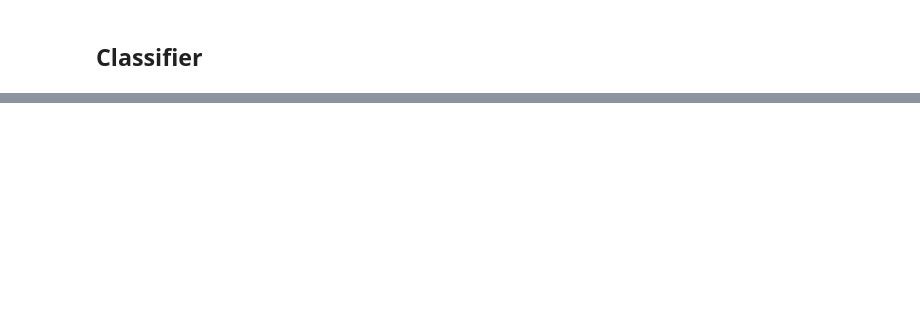
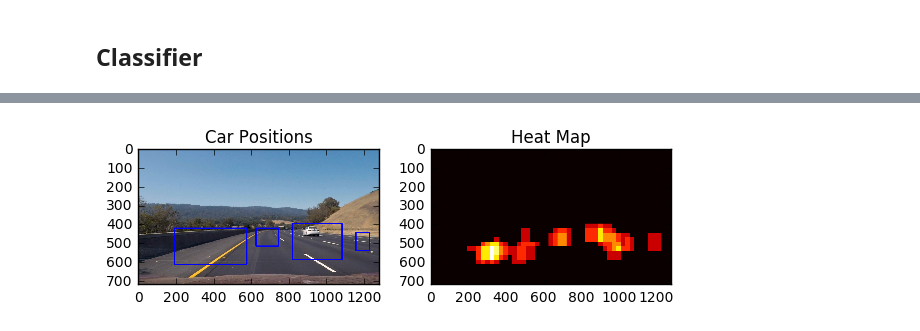
Before and after one commit to cjpan/CarND-Vehicle-Detection, a Jupyter notebook: vehicle_detection.ipynb, the cells around one changed output, grey strips where cells are left out. Saved outputs shown, nothing was run; the diff lists cells and outputs as text; code cells hidden in the pictures; blank space fills up the shorter version.

```diff
--- a/vehicle_detection.ipynb
+++ b/vehicle_detection.ipynb
@@ -347,0 +458,58 @@ For these 10 labels:  [ 0.  1.  0.  0.  1.  0.  1.  0.  0.  0.]
+# %%
+def add_heat(heatmap, bbox_list):
+    # Iterate through list of bboxes
+    for box in bbox_list:
+        # Add += 1 for all pixels inside each bbox
+        # Assuming each "box" takes the form ((x1, y1), (x2, y2))
+        heatmap[box[0][1]:box[1][1], box[0][0]:box[1][0]] += 1
+
+    # Return updated heatmap
+    return heatmap# Iterate through list of bboxes
+
+def apply_threshold(heatmap, threshold):
+    # Zero out pixels below the threshold
+    heatmap[heatmap <= threshold] = 0
+    # Return thresholded map
+    return heatmap
+
+def draw_labeled_bboxes(img, labels):
+    # Iterate through all detected cars
+    for car_number in range(1, labels[1]+1):
+        # Find pixels with each car_number label value
+        nonzero = (labels[0] == car_number).nonzero()
+        # Identify x and y values of those pixels
+        nonzeroy = np.array(nonzero[0])
+        nonzerox = np.array(nonzero[1])
+        # Define a bounding box based on min/max x and y
+        bbox = ((np.min(nonzerox), np.min(nonzeroy)), (np.max(nonzerox), np.max(nonzeroy)))
+        # Draw the box on the image
+        cv2.rectangle(img, bbox[0], bbox[1], (0,0,255), 6)
+    # Return the image
+    return img
+
+# Read in image similar to one shown above
+heat = np.zeros_like(img[:,:,0]).astype(np.float)
+
+# Add heat to each box in box list
+heat = add_heat(heat,bbox_list)
+
+# Apply threshold to help remove false positives
+heat = apply_threshold(heat,1)
+
+# Visualize the heatmap when displaying
+heatmap = np.clip(heat, 0, 255)
+
+# Find final boxes from heatmap using label function
+labels = label(heatmap)
+draw_img = draw_labeled_bboxes(np.copy(img), labels)
+
+fig = plt.figure()
+plt.subplot(121)
+plt.imshow(draw_img)
+plt.title('Car Positions')
+plt.subplot(122)
+plt.imshow(heatmap, cmap='hot')
+plt.title('Heat Map')
+fig.tight_layout()
+# %% [output]
+[figure, added]
```
Also changed, not shown: parts of 15 cells of this notebook.
